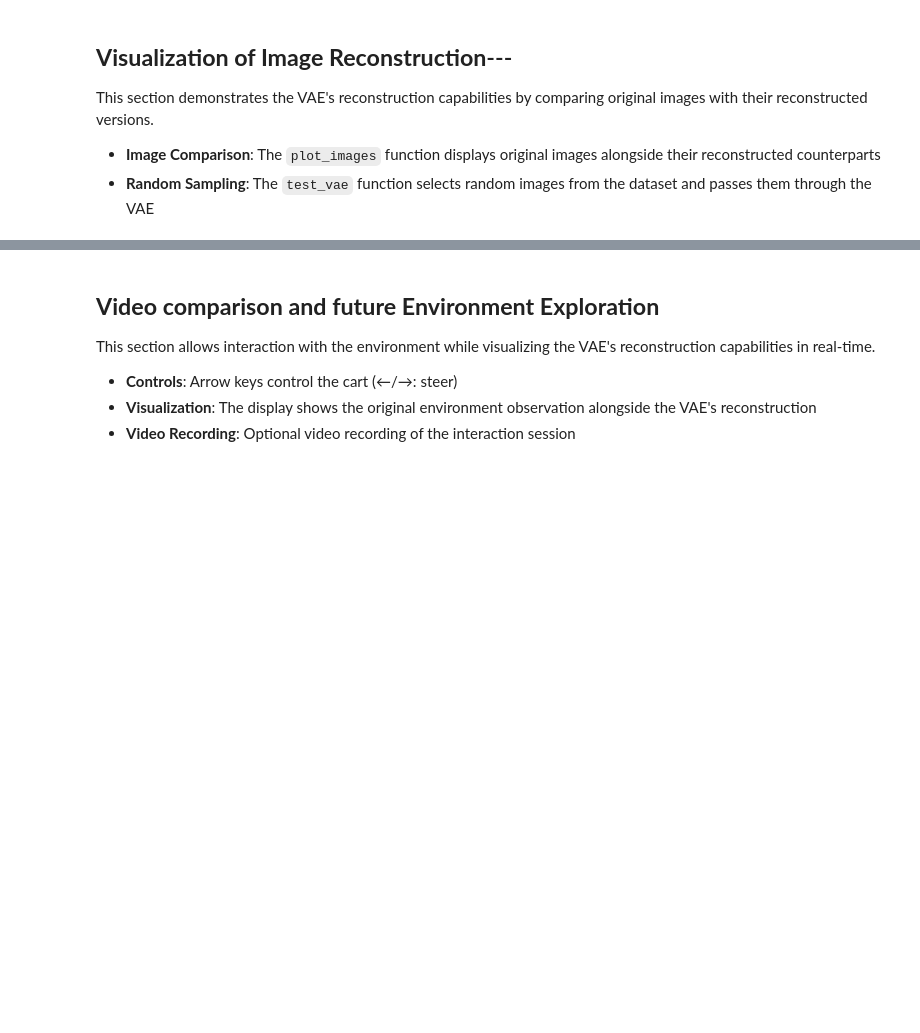
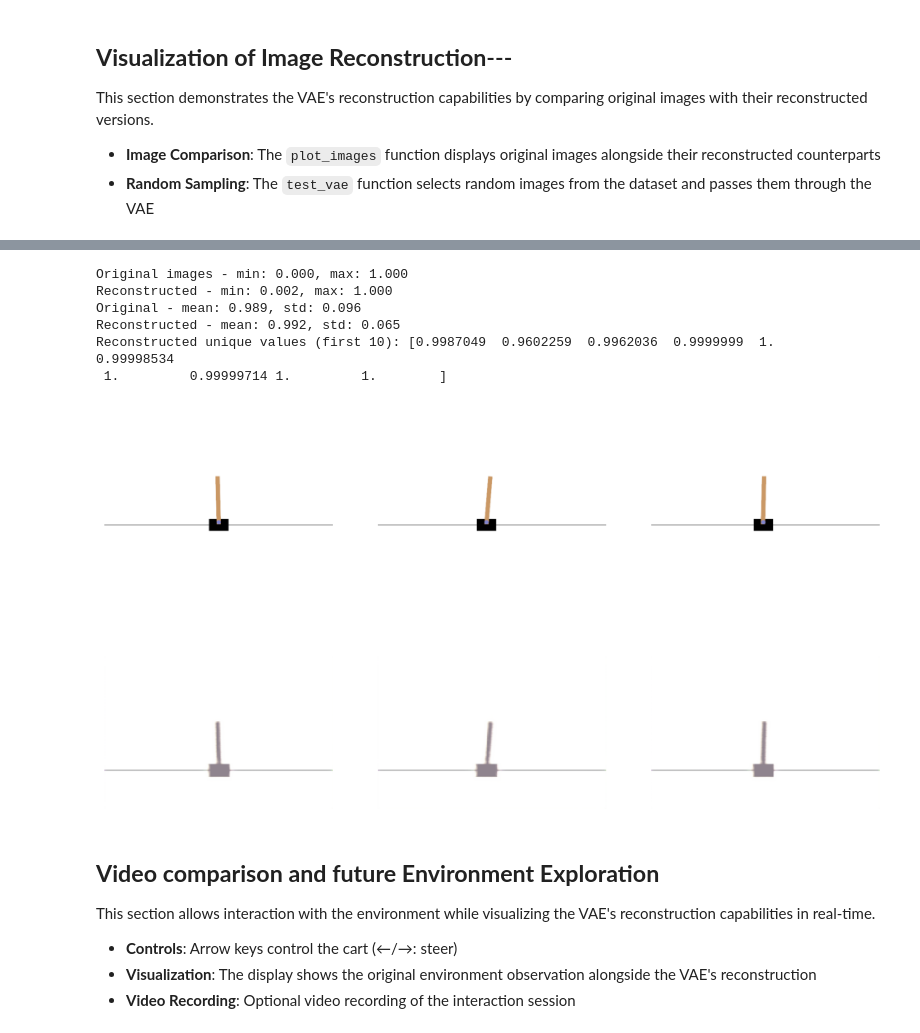
Before and after one commit to viniandrs/jepa_cart_pole, a Jupyter notebook: notebooks/2-vision_vae.ipynb, the cells around one changed output, grey strips where cells are left out. Drawn from its saved outputs; the diff is of its cells as text; code cells hidden in the pictures; blank space fills up the shorter version.

```diff
--- a/notebooks/2-vision_vae.ipynb
+++ b/notebooks/2-vision_vae.ipynb
@@ -280,3 +169,44 @@ test_vae(model, dataloader, n=5)
+# %%
+def test_vae(model, dataloader, n=3):
+    model.eval()
+    images = next(iter(dataloader))[0].to(DEVICE)
+
+    with torch.no_grad():
+        reconstructed, _, _ = model(images)
+
+    # Debug: print value ranges
+    print(f"Original images - min: {images.min():.3f}, max: {images.max():.3f}")
+    print(f"Reconstructed - min: {reconstructed.min():.3f}, max: {reconstructed.max():.3f}")
+
+    indices = torch.randperm(images.size(0))[:n]
+
+
+    fig, axes = plt.subplots(2, n, figsize=(12, 7))
+
+    for i in range(n):
+        orig_img = images[i].permute(1, 2, 0).squeeze().cpu().numpy()
+        recon_img = reconstructed[i].permute(1, 2, 0).squeeze().cpu().numpy()
+
+        # Print statistics for first image
+        if i == 0:
+            print(f"Original - mean: {orig_img.mean():.3f}, std: {orig_img.std():.3f}")
+            print(f"Reconstructed - mean: {recon_img.mean():.3f}, std: {recon_img.std():.3f}")
+            print(f"Reconstructed unique values (first 10): {recon_img.flatten()[:10]}")
+
+        axes[0, i].imshow(orig_img)
+        axes[0, i].axis('off')
+        axes[1, i].imshow(recon_img)
+        axes[1, i].axis('off')
+
+test_vae(model, dataloader)
+# %% [output]
+Original images - min: 0.000, max: 1.000
+Reconstructed - min: 0.002, max: 1.000
+Original - mean: 0.989, std: 0.096
+Reconstructed - mean: 0.992, std: 0.065
+Reconstructed unique values (first 10): [0.9987049  0.9602259  0.9962036  0.9999999  1.         0.99998534
+ 1.         0.99999714 1.         1.        ]
+[figure, added]
 # %% [markdown]
 ## **Video comparison and future Environment Exploration**
 
```
Also changed, not shown: parts of 19 cells of this notebook, 10 other files.
